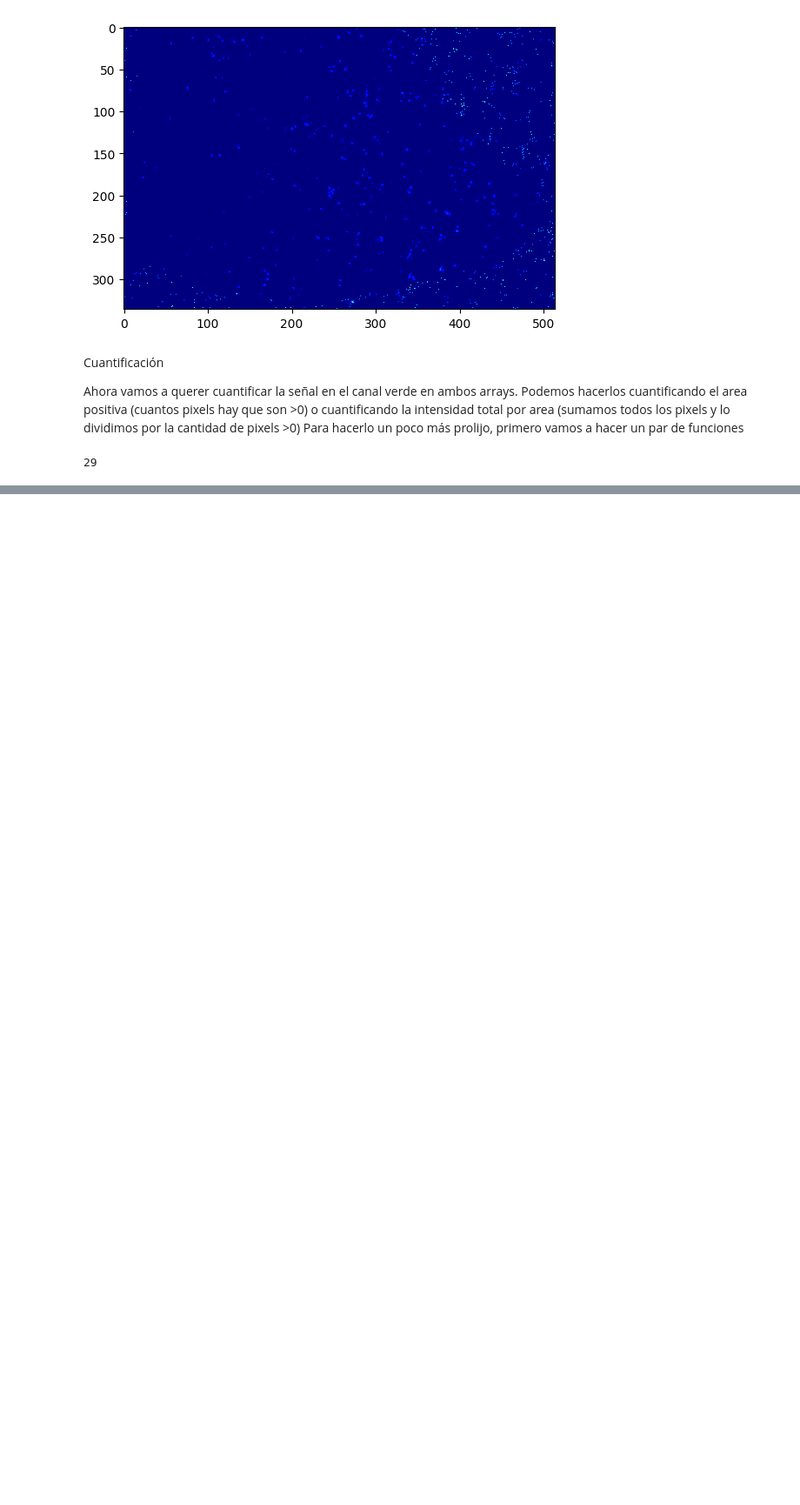
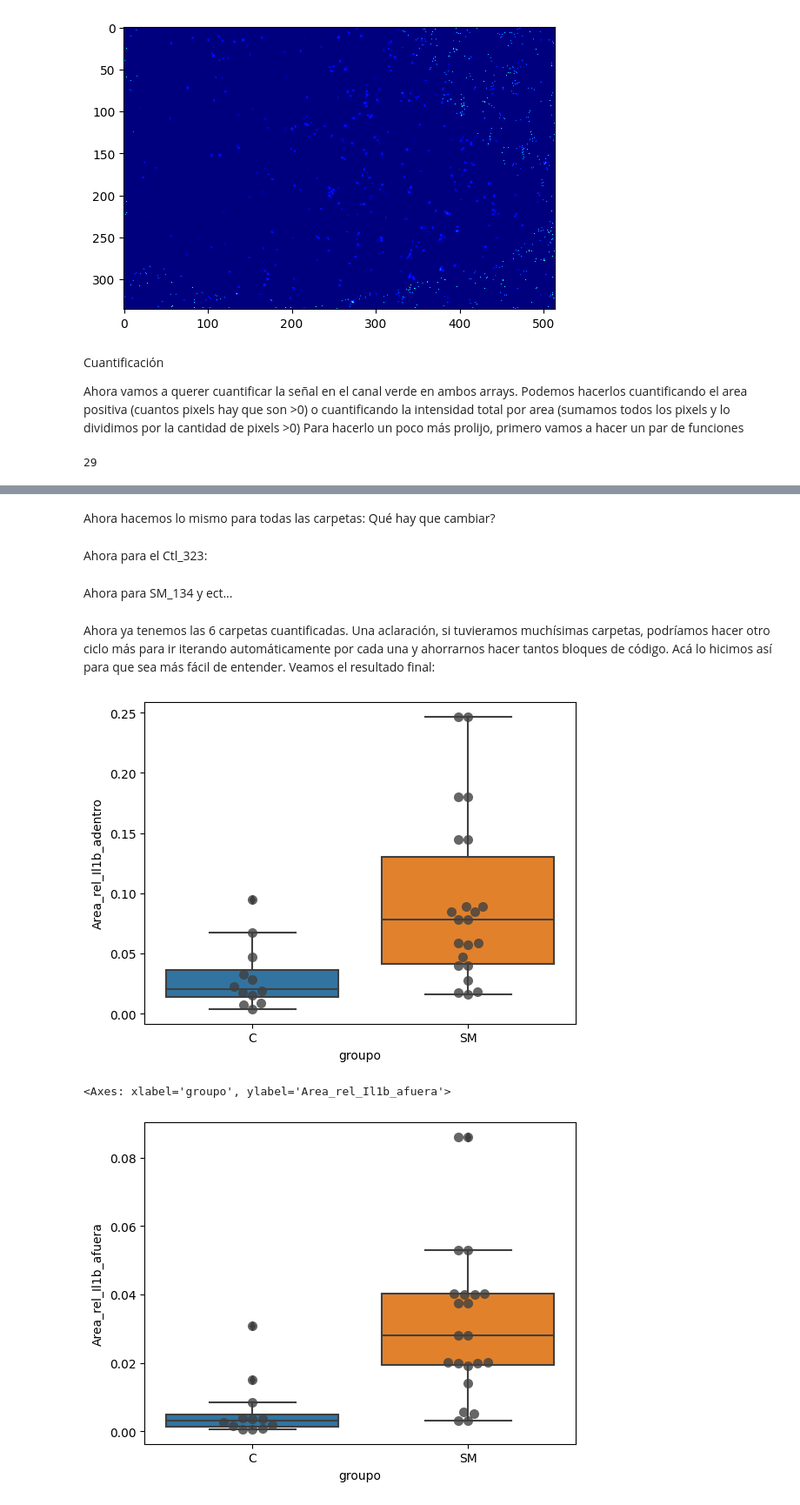
Before and after one commit to SalvadorCalanni/Confocal-Image-Analysis-Workshop-with-Python, a Jupyter notebook: IL1beta.ipynb, the cells around one changed output, grey strips where cells are left out. Shown: that part at 87% size. Drawn from its saved outputs; the diff is of its cells as text; code cells hidden in the pictures; blank space fills up the shorter version.

Commit message:
Actualizo el código de IL1b

```diff
--- a/IL1beta.ipynb
+++ b/IL1beta.ipynb
@@ -81,8 +83,8 @@ def intensidad_canal1_segun_area_canal2(canal1, canal2):
     area_canal2 = np.sum(canal2 > 0)
     area_anti2 = np.sum(canal2 == 0)
 
-    intensidad_1_sobre_2 = np.mean(canal1_sobre_2) / area_canal2
-    intensidad_1_anti_2 = np.mean(canal1_anti_2) / area_anti2
+    intensidad_1_sobre_2 = np.sum(canal1_sobre_2) / area_canal2
+    intensidad_1_anti_2 = np.sum(canal1_anti_2) / area_anti2
     return (intensidad_1_sobre_2, intensidad_1_anti_2)
 # %%
 canal_verde.max()
@@ -121,0 +126,4 @@ Intensidad meida por px verde anti rojo: 1.2167603074472337e-07
+# %%
+#Esto crea una dataframe vacío con las columnas que necesitamos. Cada fila va a ser la cuantificación de una imagen.
+df = pd.DataFrame(columns = ['animal', 'groupo', 'foto' ,'Area_rel_Il1b_adentro',
+                             'Area_rel_Il1b_afuera', 'Intensidad_rel_Il1b_adentro', 'Intensidad_rel_Il1b_afuera'])
@@ -121,0 +170,3 @@ Intensidad meida por px verde anti rojo: 1.2167603074472337e-07
+# %% [markdown]
+Ahora hacemos lo mismo para todas las carpetas:
+Qué hay que cambiar?
@@ -121,0 +202,2 @@ Intensidad meida por px verde anti rojo: 1.2167603074472337e-07
+# %% [markdown]
+Ahora para el Ctl_323:
@@ -121,0 +233,2 @@ Intensidad meida por px verde anti rojo: 1.2167603074472337e-07
+# %% [markdown]
+Ahora para SM_134 y ect...
@@ -121,0 +293,45 @@ Intensidad meida por px verde anti rojo: 1.2167603074472337e-07
+# %%
+###Estas 3 líneas cambian para cada animal:
+mouse = 'SM_314'
+group = "SM"
+Ubicacion = "Fotos/SM_226/*.tif" #Esto es la ubicación de las fotos para este animal en particular
+
+### Esto es siempre lo mismo:
+files = glob.glob(Ubicacion) #Esto nos da una lista con todas las fotos que están en la carpeta
+
+for file in files:
+    imagen = plt.imread(file)
+    canal_rojo = imagen[:,:,0] #Canal rojo
+    canal_verde = imagen[:,:,1] #Canal verde
+
+    area_verde_total = np.sum(canal_verde > 0)
+    area_verde_sobre_rojo, area_verde_anti_rojo =  area_1_segun_2(canal_verde, canal_rojo)
+
+    area_roja_total = np.sum(canal_rojo > 0)
+    area_anti_rojo = np.sum(canal_rojo == 0)
+
+    area_verde_sobre_rojo_normalizada = area_verde_sobre_rojo / area_roja_total
+    area_verde_anti_rojo_normalizada = area_verde_anti_rojo / area_anti_rojo
+
+    intensidad_verde_sobre_rojo, intensidad_verde_anti_rojo = intensidad_canal1_segun_area_canal2(canal_verde, canal_rojo)
+
+    new_row = pd.DataFrame({'animal': [mouse], 'groupo': [group], 'foto': [file], 'Area_rel_Il1b_adentro': [area_verde_sobre_rojo_normalizada],
+                            'Area_rel_Il1b_afuera': [area_verde_anti_rojo_normalizada], 'Intensidad_rel_Il1b_adentro': [intensidad_verde_sobre_rojo],
+                            'Intensidad_rel_Il1b_afuera': [intensidad_verde_anti_rojo]})
+    df = pd.concat([df, new_row], ignore_index=True)
+# %% [markdown]
+Ahora ya tenemos las 6 carpetas cuantificadas.
+Una aclaración, si tuvieramos muchísimas carpetas, podríamos hacer otro ciclo más para ir iterando automáticamente por cada una y ahorrarnos hacer tantos bloques de código. Acá lo hicimos así para que sea más fácil de entender.
+Veamos el resultado final:
+# %%
+sns.swarmplot(x='groupo', y='Area_rel_Il1b_adentro', data=df, color=".25", alpha = 0.8,  size=8)
+sns.boxplot(x='groupo', y='Area_rel_Il1b_adentro', data=df)
+
+plt.show() #Si no ponemos esto, grafica todo en el mismo plot
+
+sns.swarmplot(x='groupo', y='Area_rel_Il1b_afuera', data=df, color=".25", alpha = 0.8,  size=8)
+sns.boxplot(x='groupo', y='Area_rel_Il1b_afuera', data=df)
+# %% [output]
+[figure, added]
+<Axes: xlabel='groupo', ylabel='Area_rel_Il1b_afuera'>
+[figure, added]
```
Also changed, not shown: parts of 12 cells of this notebook.
